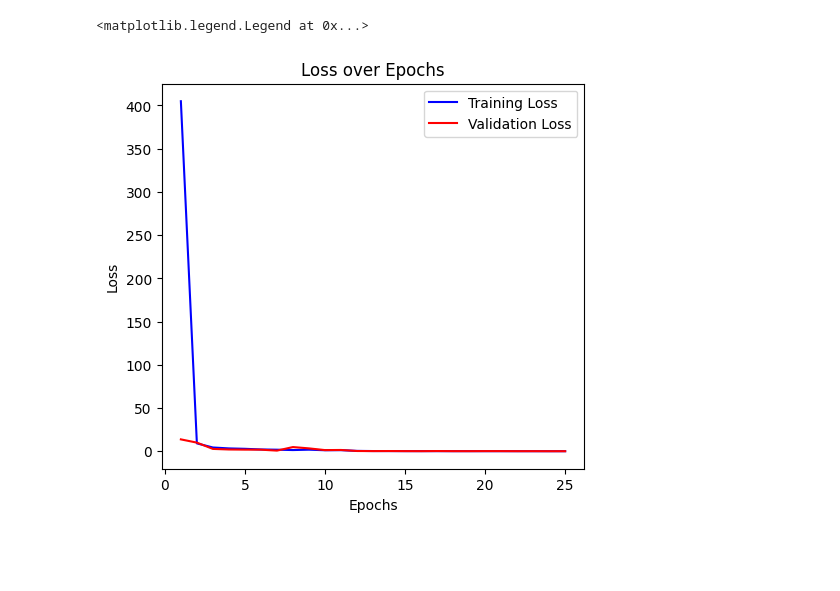
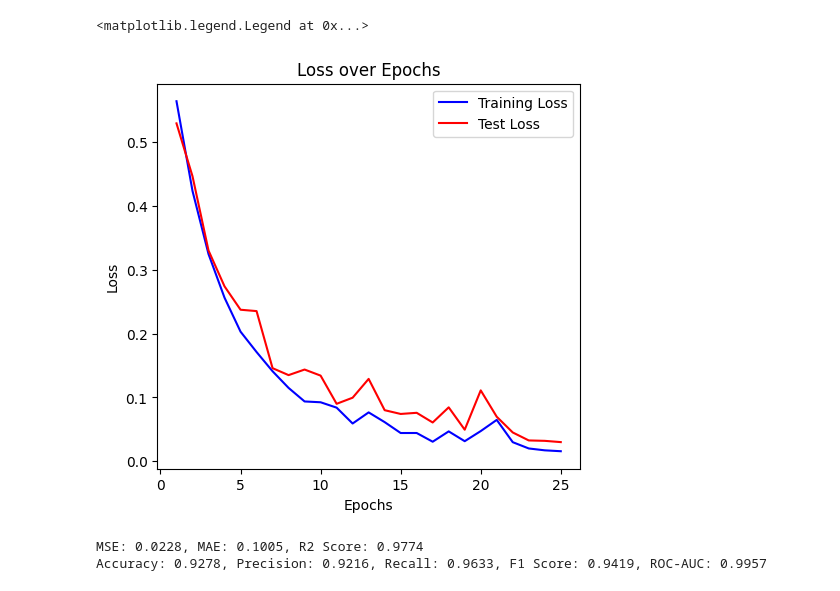
Before and after one commit to akisnapp/BiomarkerAnalysis, a Jupyter notebook: script/Training.ipynb, the cells around one changed output. Cells and saved outputs as stored; diff of their text form; code cells hidden in the pictures; blank space fills up the shorter version.

Commit message:
Update for validation statistics and function

```diff
--- a/script/Training.ipynb
+++ b/script/Training.ipynb
@@ -84,17 +84,17 @@ Epoch 25/25 - Train Loss: 0.1580, Val Loss: 0.1513
 # %%
 import matplotlib.pyplot as plt
 epochs = range(1, len(train_losses) + 1)
 
 # Training loss + validation loss
 plt.figure(figsize=(12, 5))
 
 plt.subplot(1, 2, 1)
 plt.plot(epochs, train_losses, label="Training Loss", color="blue")
-plt.plot(epochs, test_losses, label="Test Loss", color="red")
+plt.plot(epochs, val_losses, label="Test Loss", color="red")
 plt.title("Loss over Epochs")
 plt.xlabel("Epochs")
 plt.ylabel("Loss")
 plt.legend()
 # %% [output]
 <matplotlib.legend.Legend at 0x...>
-[figure, old version]
+[figure, new version]
@@ -100,0 +172,8 @@ plt.legend()
+# %%
+metrics = validation(model, test_loader, criterion, DEVICE)
+
+print(f"MSE: {metrics['mse']:.4f}, MAE: {metrics['mae']:.4f}, R2 Score: {metrics['r2_score']:.4f}")
+print(f"Accuracy: {metrics['accuracy']:.4f}, Precision: {metrics['precision']:.4f}, Recall: {metrics['recall']:.4f}, F1 Score: {metrics['f1_score']:.4f}, ROC-AUC: {metrics['roc_auc']:.4f}")
+# %% [output]
+MSE: 0.0228, MAE: 0.1005, R2 Score: 0.9774
+Accuracy: 0.9278, Precision: 0.9216, Recall: 0.9633, F1 Score: 0.9419, ROC-AUC: 0.9957
```
Also changed, not shown: parts of 2 cells of this notebook.
